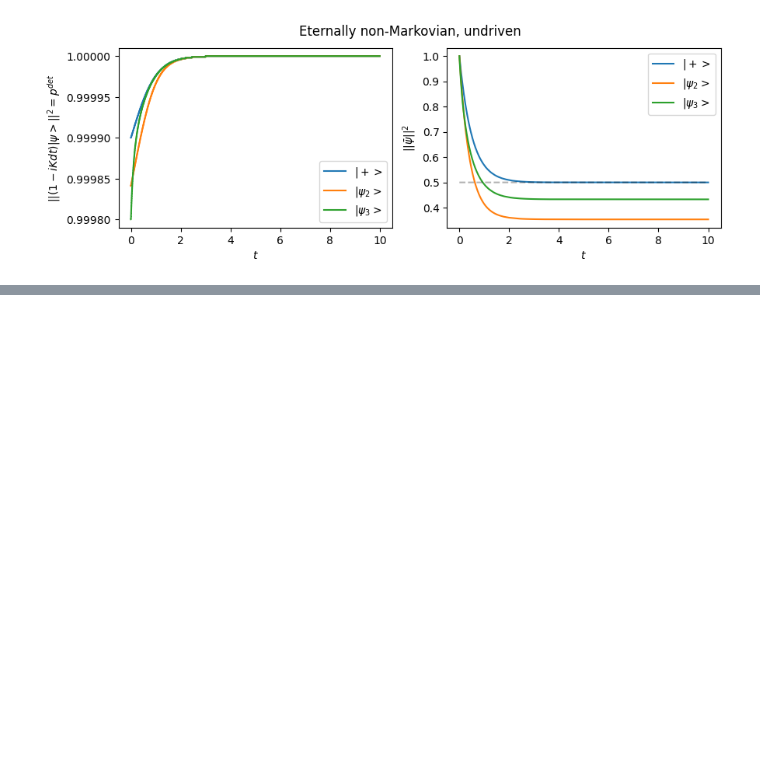
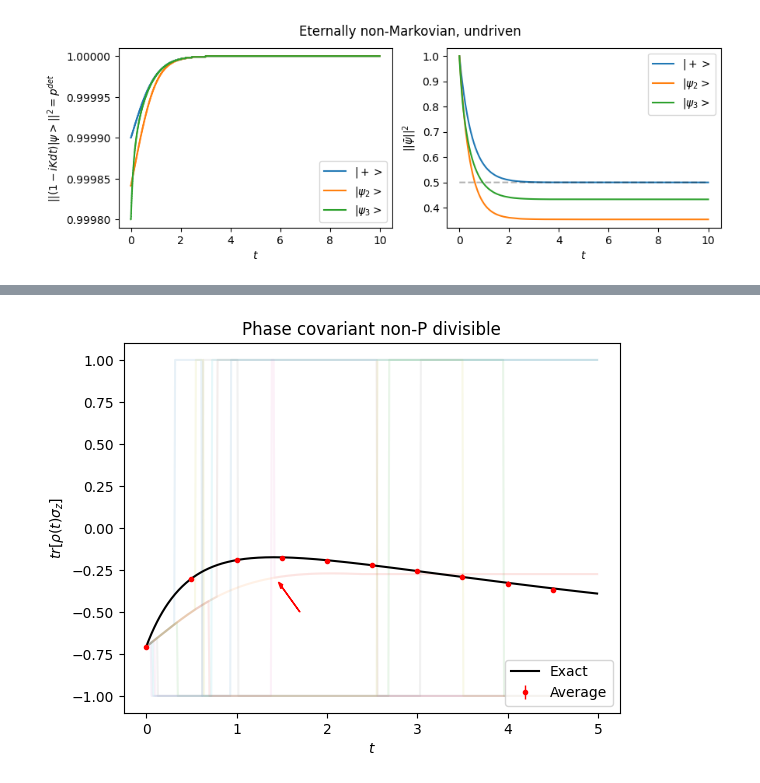
Before and after one commit to federicoSettimo/ROQJ, a Jupyter notebook: Examples/Phase covariant.ipynb, the cells around one changed output, grey strips where cells are left out. Cells and saved outputs as stored; diff of their text form; code cells hidden in the pictures; blank space fills up the shorter version.

Commit message:
Added a plot for the reverse jumps

```diff
--- a/Examples/Phase covariant.ipynb
+++ b/Examples/Phase covariant.ipynb
@@ -199,0 +179,49 @@ plt.show();
+# %%
+filein = open("../params.txt")
+Ncopies = int(filein.readline())
+Nensemble = int(filein.readline())
+ti = float(filein.readline())
+tf = float (filein.readline())
+dt = float(filein.readline())
+print_traj = bool(filein.readline())
+Ntraj = int(filein.readline())
+dimH = int(filein.readline())
+Npoints = int((tf-ti)/dt)
+
+t = np.arange(ti,tf,dt)
+
+trajectories = np.zeros((Ntraj, Npoints))
+exact = np.zeros(Npoints)
+avg_obs = np.zeros(Npoints)
+err_obs = np.zeros(Npoints)
+if print_traj == True:
+    filein = open("../trajectories.txt")
+f_exact = open("../analytic.txt")
+f_avg = open("../average.txt")
+f_err = open("../error.txt")
+for i in range(Npoints):
+    exact[i] = f_exact.readline()
+    avg_obs[i] = f_avg.readline()
+    err_obs[i] = f_err.readline()
+    if print_traj == True:
+        j = 0
+        line = filein.readline()
+        for x in line.split():
+            trajectories[j,i] = x
+            j+=1
+if print_traj == True:
+    for i in range(Ntraj):
+        plt.plot(t, trajectories[i,:], alpha=.1)
+plt.plot(t,exact,color='black', label="Exact")
+plt.errorbar(t,avg_obs,err_obs, marker='o', markersize=3, color='red', label="Average", errorevery=50, markevery=50, linewidth=0, elinewidth=1)
+
+plt.legend(loc="lower right")
+plt.xlabel(r'$t$')
+plt.title("Phase covariant non-P divisible")
+plt.ylabel(r'$tr[\rho(t)\sigma_z]$')
+
+plt.arrow(1.7,-0.5,-0.2,0.15, head_width = .03, width = 0.001, color = "red")
+
+plt.show()
+# %% [output]
+[figure, added]
```
Also changed, not shown: parts of 9 cells of this notebook.
